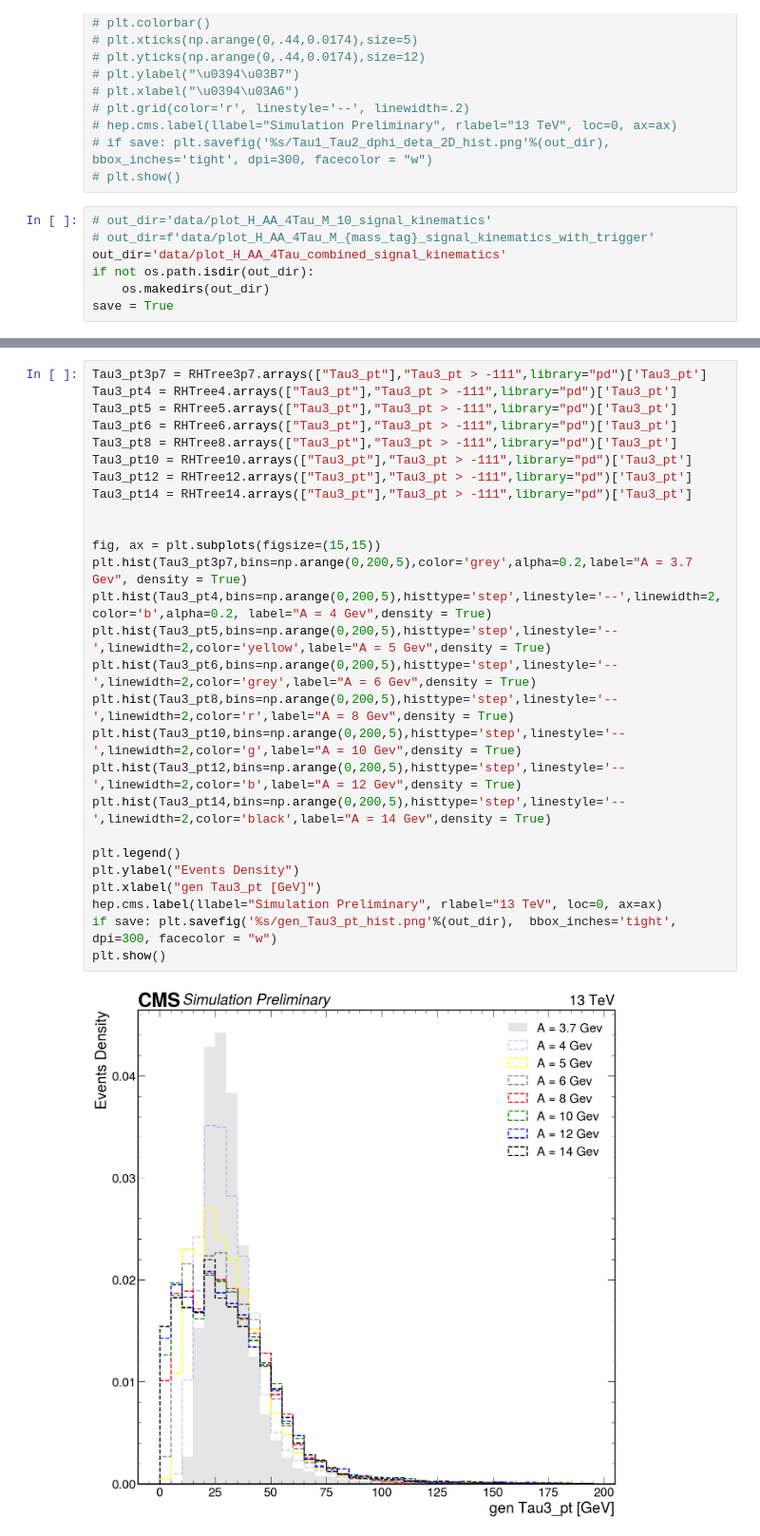
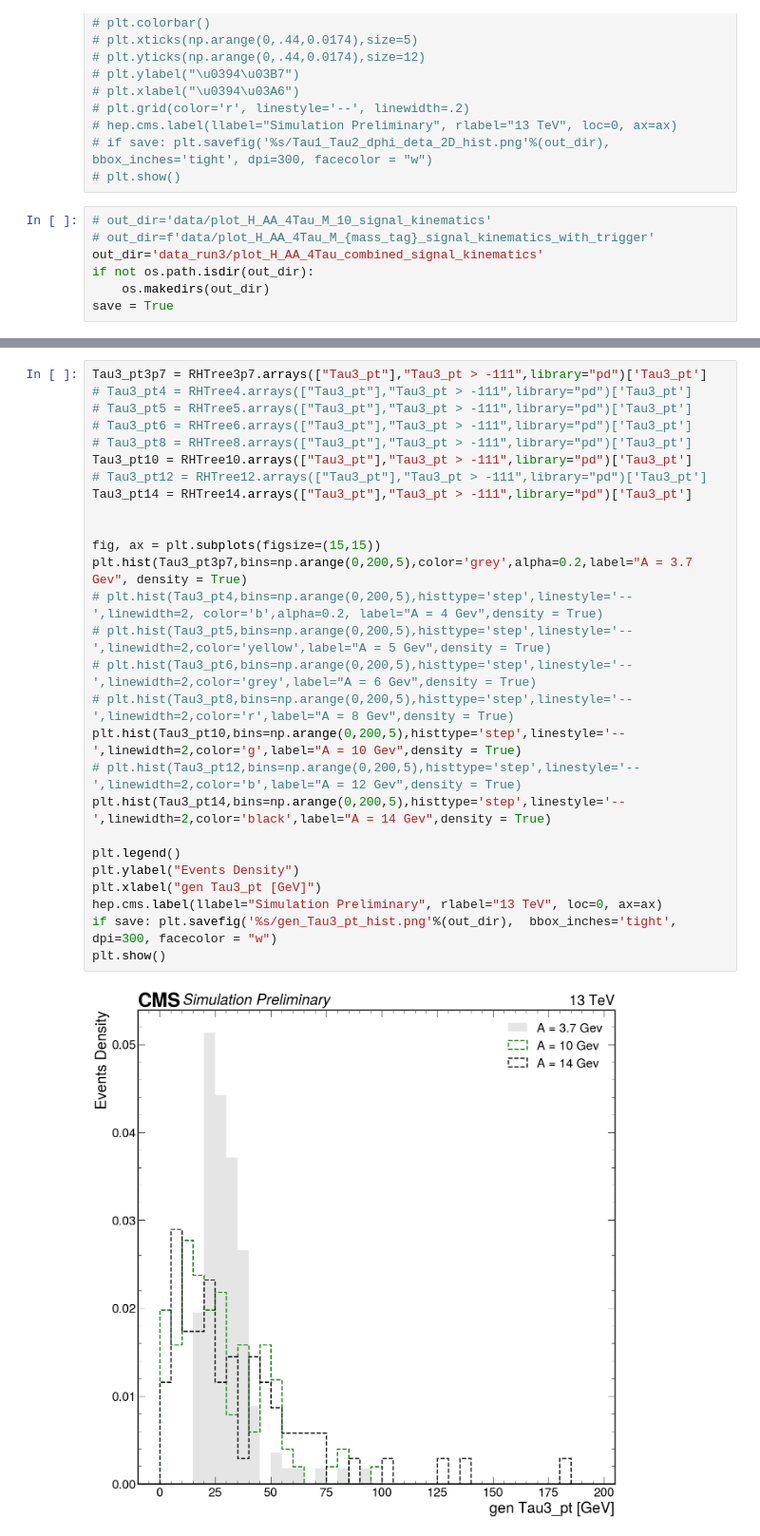
Before and after one commit to bhbam/H_AA_CLuster_jupyter_notebooks, a Jupyter notebook: plot_H_AA_4Tau_Gen_Info_from_rootfile_usig_uproot.ipynb, the cells around one changed output, grey strips where cells are left out. Shown at 95% size. Cells and saved outputs as stored; diff of their text form.

```diff
--- a/plot_H_AA_4Tau_Gen_Info_from_rootfile_usig_uproot.ipynb
+++ b/plot_H_AA_4Tau_Gen_Info_from_rootfile_usig_uproot.ipynb
@@ -316,7 +316,7 @@ plt.show()
 # %%
 # out_dir='data/plot_H_AA_4Tau_M_10_signal_kinematics'
 # out_dir=f'data/plot_H_AA_4Tau_M_{mass_tag}_signal_kinematics_with_trigger'
-out_dir='data/plot_H_AA_4Tau_combined_signal_kinematics'
+out_dir='data_run3/plot_H_AA_4Tau_combined_signal_kinematics'
 if not os.path.isdir(out_dir):
     os.makedirs(out_dir)
 save = True
@@ -525,31 +525,31 @@ plt.show()
 # %%
 Tau3_pt3p7 = RHTree3p7.arrays(["Tau3_pt"],"Tau3_pt > -111",library="pd")['Tau3_pt']
-Tau3_pt4 = RHTree4.arrays(["Tau3_pt"],"Tau3_pt > -111",library="pd")['Tau3_pt']
-Tau3_pt5 = RHTree5.arrays(["Tau3_pt"],"Tau3_pt > -111",library="pd")['Tau3_pt']
-Tau3_pt6 = RHTree6.arrays(["Tau3_pt"],"Tau3_pt > -111",library="pd")['Tau3_pt']
-Tau3_pt8 = RHTree8.arrays(["Tau3_pt"],"Tau3_pt > -111",library="pd")['Tau3_pt']
+# Tau3_pt4 = RHTree4.arrays(["Tau3_pt"],"Tau3_pt > -111",library="pd")['Tau3_pt']
+# Tau3_pt5 = RHTree5.arrays(["Tau3_pt"],"Tau3_pt > -111",library="pd")['Tau3_pt']
+# Tau3_pt6 = RHTree6.arrays(["Tau3_pt"],"Tau3_pt > -111",library="pd")['Tau3_pt']
+# Tau3_pt8 = RHTree8.arrays(["Tau3_pt"],"Tau3_pt > -111",library="pd")['Tau3_pt']
 Tau3_pt10 = RHTree10.arrays(["Tau3_pt"],"Tau3_pt > -111",library="pd")['Tau3_pt']
-Tau3_pt12 = RHTree12.arrays(["Tau3_pt"],"Tau3_pt > -111",library="pd")['Tau3_pt']
+# Tau3_pt12 = RHTree12.arrays(["Tau3_pt"],"Tau3_pt > -111",library="pd")['Tau3_pt']
 Tau3_pt14 = RHTree14.arrays(["Tau3_pt"],"Tau3_pt > -111",library="pd")['Tau3_pt']
 
 
 fig, ax = plt.subplots(figsize=(15,15))
 plt.hist(Tau3_pt3p7,bins=np.arange(0,200,5),color='grey',alpha=0.2,label="A = 3.7 Gev", density = True)
-plt.hist(Tau3_pt4,bins=np.arange(0,200,5),histtype='step',linestyle='--',linewidth=2, color='b',alpha=0.2, label="A = 4 Gev",density = True)
-plt.hist(Tau3_pt5,bins=np.arange(0,200,5),histtype='step',linestyle='--',linewidth=2,color='yellow',label="A = 5 Gev",density = True)
-plt.hist(Tau3_pt6,bins=np.arange(0,200,5),histtype='step',linestyle='--',linewidth=2,color='grey',label="A = 6 Gev",density = True)
-plt.hist(Tau3_pt8,bins=np.arange(0,200,5),histtype='step',linestyle='--',linewidth=2,color='r',label="A = 8 Gev",density = True)
+# plt.hist(Tau3_pt4,bins=np.arange(0,200,5),histtype='step',linestyle='--',linewidth=2, color='b',alpha=0.2, label="A = 4 Gev",density = True)
+# plt.hist(Tau3_pt5,bins=np.arange(0,200,5),histtype='step',linestyle='--',linewidth=2,color='yellow',label="A = 5 Gev",density = True)
+# plt.hist(Tau3_pt6,bins=np.arange(0,200,5),histtype='step',linestyle='--',linewidth=2,color='grey',label="A = 6 Gev",density = True)
+# plt.hist(Tau3_pt8,bins=np.arange(0,200,5),histtype='step',linestyle='--',linewidth=2,color='r',label="A = 8 Gev",density = True)
 plt.hist(Tau3_pt10,bins=np.arange(0,200,5),histtype='step',linestyle='--',linewidth=2,color='g',label="A = 10 Gev",density = True)
-plt.hist(Tau3_pt12,bins=np.arange(0,200,5),histtype='step',linestyle='--',linewidth=2,color='b',label="A = 12 Gev",density = True)
+# plt.hist(Tau3_pt12,bins=np.arange(0,200,5),histtype='step',linestyle='--',linewidth=2,color='b',label="A = 12 Gev",density = True)
 plt.hist(Tau3_pt14,bins=np.arange(0,200,5),histtype='step',linestyle='--',linewidth=2,color='black',label="A = 14 Gev",density = True)
 
 plt.legend()
 plt.ylabel("Events Density")
 plt.xlabel("gen Tau3_pt [GeV]")
 hep.cms.label(llabel="Simulation Preliminary", rlabel="13 TeV", loc=0, ax=ax)
 if save: plt.savefig('%s/gen_Tau3_pt_hist.png'%(out_dir),  bbox_inches='tight', dpi=300, facecolor = "w")
 plt.show()
 # %% [output]
-[figure, old version]
+[figure, new version]
 # %%
 Tau4_pt3p7 = RHTree3p7.arrays(["Tau4_pt"],"Tau4_pt > -111",library="pd")['Tau4_pt']
```
Also changed, not shown: parts of 29 cells of this notebook, 1 other file.
